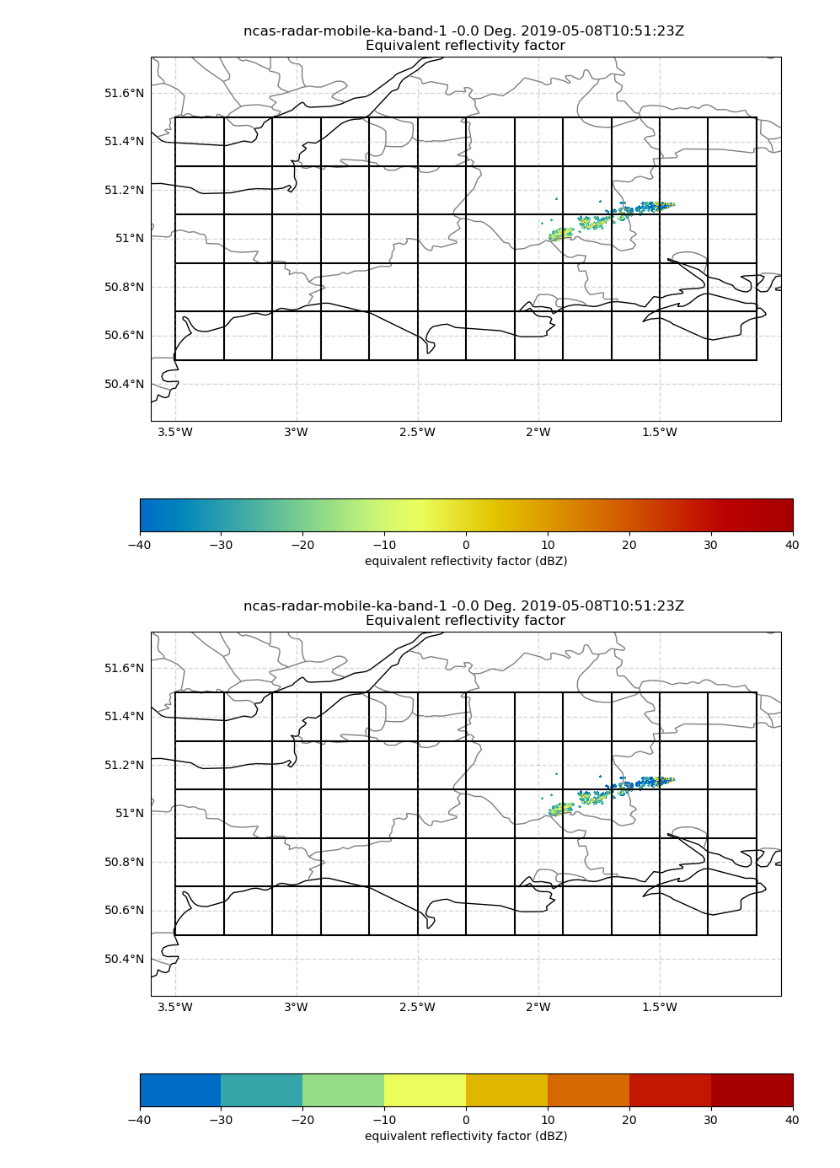
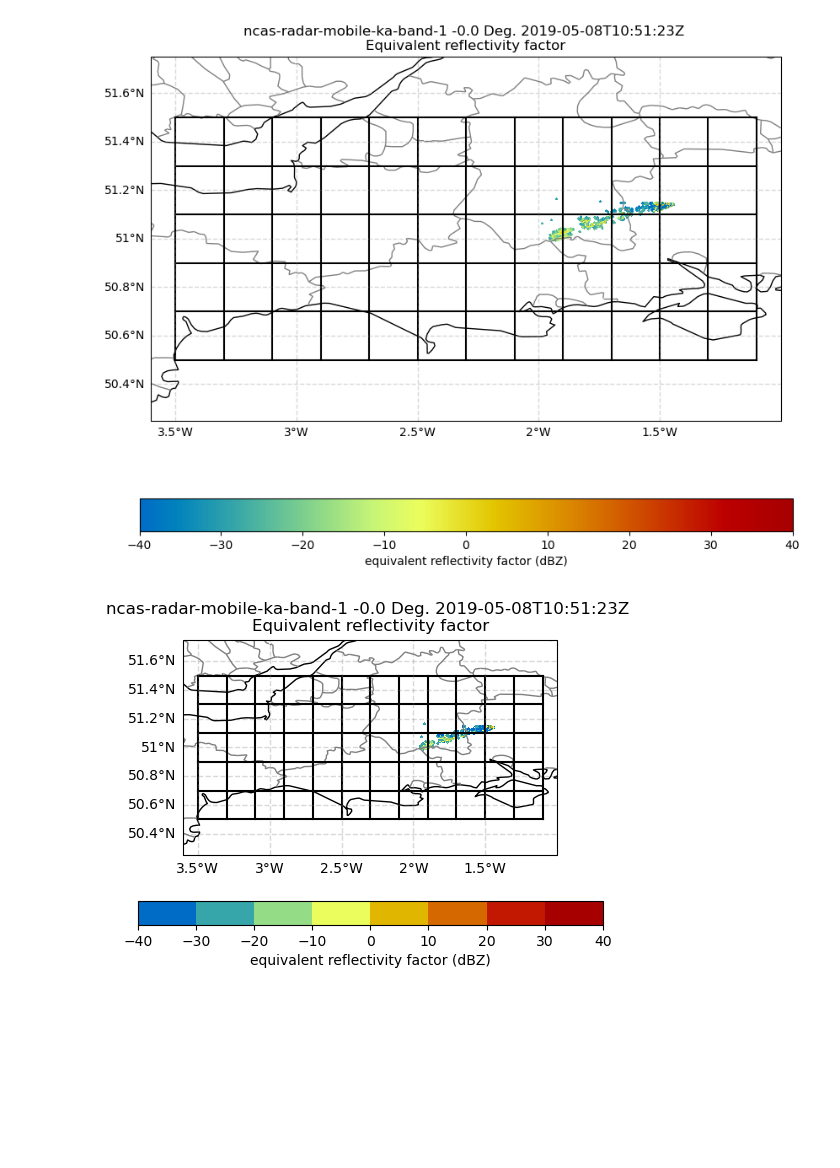
Before and after one commit to joshua-hampton/woest-plotting, a Jupyter notebook: kepler/plotting_kepler.ipynb, the cells around one changed output. Saved outputs shown, nothing was run; the diff lists cells and outputs as text; code cells hidden in the pictures; blank space fills up the shorter version.

```diff
--- a/kepler/plotting_kepler.ipynb
+++ b/kepler/plotting_kepler.ipynb
@@ -133,32 +133,32 @@ cmap = ListedColormap(small_cmap(range(num_colours)))
 
 display = pyart.graph.RadarMapDisplay(radar)
 for sweep in range(radar.nsweeps):
-    fig = plt.figure(figsize = (10,8))
+    fig = plt.figure(figsize = (6,4))
     ax = plt.subplot(111, projection=ccrs.PlateCarree())
     display.plot_ppi_map(variable, ax=ax, resolution='10m', vmin=vmin, vmax=vmax, sweep=sweep, colorbar_orient='horizontal', cmap=cmap)
     gl = ax.gridlines(crs=ccrs.PlateCarree(),
                       draw_labels=True,
                       linewidth=1,
                       color='gray',
                       alpha=0.3,
                       linestyle='--')
     gl.top_labels = False
     gl.right_labels = False
     for l in outer_lines:
         xs = [ float(l[0].split(',')[0]), float(l[1].split(',')[0]) ]
         ys = [ float(l[0].split(',')[1]), float(l[1].split(',')[1]) ]
         ax.add_artist(lines.Line2D(xs, ys, color='black'))
     for l in h_lines:
         xs = [ float(l[0].split(',')[0]), float(l[1].split(',')[0]) ]
         ys = [ float(l[0].split(',')[1]), float(l[1].split(',')[1]) ]
         ax.add_artist(lines.Line2D(xs, ys, color='black'))
     for l in v_lines:
         xs = [ float(l[0].split(',')[0]), float(l[1].split(',')[0]) ]
         ys = [ float(l[0].split(',')[1]), float(l[1].split(',')[1]) ]
         ax.add_artist(lines.Line2D(xs, ys, color='black'))
     plt.xlim([-3.6,-1])
     plt.ylim([50.25,51.75])
     plt.show()
     plt.close()
 # %% [output]
-[figure, old version]
+[figure, new version]
```
Also changed, not shown: parts of 2 cells of this notebook, 4 other files.
